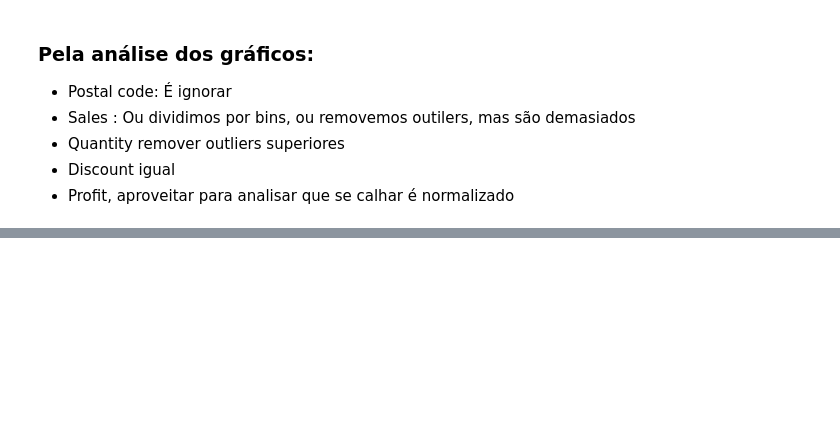
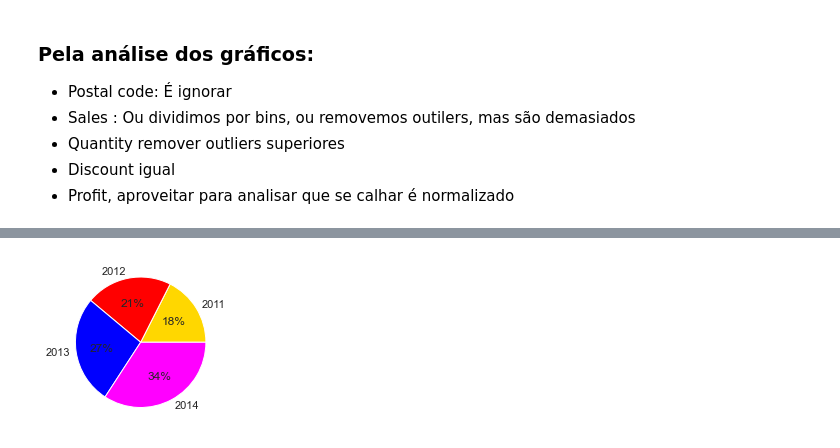
Before and after one commit to gonaloppcc/projetoDAA, a Jupyter notebook: melhor_grupo/data_exploration.ipynb, the cells around one changed output, grey strips where cells are left out. Cells and saved outputs as stored; diff of their text form; code cells hidden in the pictures; blank space fills up the shorter version.

Commit message:
grafico circular para os anos feito

```diff
--- a/melhor_grupo/data_exploration.ipynb
+++ b/melhor_grupo/data_exploration.ipynb
@@ -325,3 +325,49 @@ Coluna:  Profit
 [figure]
 Coluna:  Shipping Cost
 [figure]
+# %%
+# Tratar das datas
+data2 = df
+
+if "Order Date" in data2:
+    consider_year = True
+    consider_month = True
+    consider_day = True
+else:
+    consider_year = False
+    consider_month = False
+    consider_day = False
+
+# Converter datas, acho que já está feito em cima, depois confirmar
+dates_order = DatetimeIndex(pd.to_datetime(data2['Order Date'],format='%d-%m-%Y', errors='coerce'))
+dates_ship = DatetimeIndex(pd.to_datetime(data2['Ship Date'],format='%d-%m-%Y', errors='coerce'))
+if consider_year :
+    data2['Year_order'] = dates_order.year
+    data2['Year_ship'] = dates_ship.year
+
+if consider_month :
+    data2['Month_order'] = dates_order.month
+    data2['Month_ship'] = dates_ship.month
+
+if consider_day :
+    data2['Day_order'] = dates_order.day
+    data2['Day_ship'] = dates_ship.day
+if 'Order Date' in data2:
+    data2 = data2.drop(['Order Date', 'Ship Date'], axis=1)
+
+df = data2
+# %%
+import matplotlib.pyplot as plt
+import numpy as np
+
+colors=['gold', 'red', 'blue', 'magenta', 'green','lightskyblue', 'yellowgreen']
+
+# estamos a agrupar por year order e a contar o numero de order id. o reset index é para tirar o year_order de index e voltar a ser 0,1,2,3,4
+data = df.groupby(['Year_order'])['Order ID'].count().reset_index()
+
+plt.pie(data['Order ID'], labels = data['Year_order'], colors = colors, autopct='%.0f%%')
+plt.show()
+
+#plt.pie(df['Year_order'], explode=explode, labels=candi, colors=cores, autopct='%1.1f%%', shadow=True, startangle=90)
+# %% [output]
+[figure, added]
```
Also changed, not shown: parts of 2 cells of this notebook, 1 other file.
